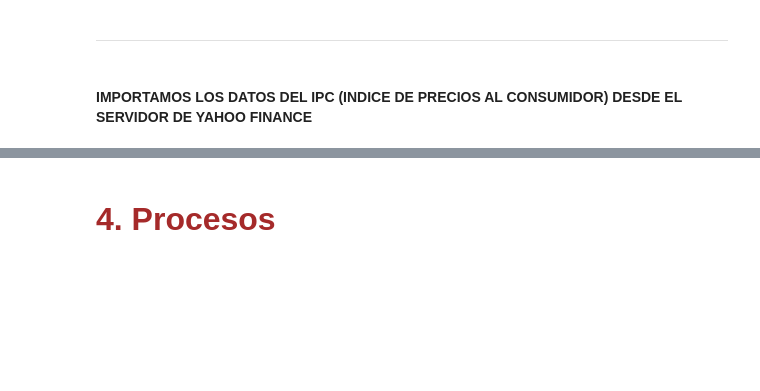
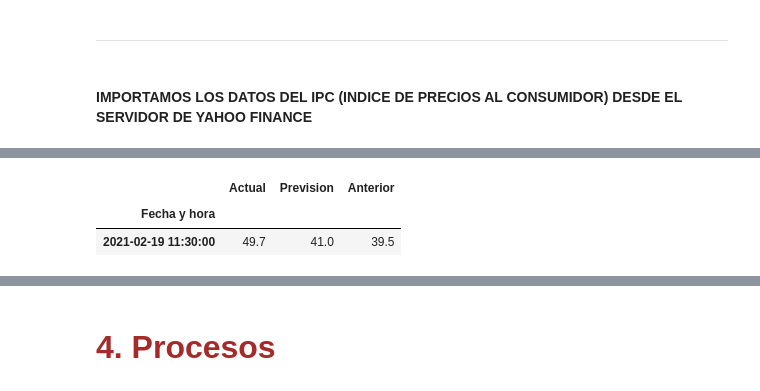
Before and after one commit to Sofiagarciaif/MyST_Proyecto_Final, a Jupyter notebook: notebook.ipynb, the cells around one changed output, grey strips where cells are left out. Cells and saved outputs as stored; diff of their text form; code cells hidden in the pictures; blank space fills up the shorter version.

```diff
--- a/notebook.ipynb
+++ b/notebook.ipynb
@@ -99,0 +110,8 @@ PMI.tail(5)
+# %%
+FechaPMI=PMI['Actual']== 49.7
+PMI_EJ2 = PMI[FechaPMI]
+PMI_EJ2
+# %% [output]
+|  | Actual | Prevision | Anterior |
+| Fecha y hora |  |  |  |
+| 2021-02-19 11:30:00 | 49.7 | 41.0 | 39.5 |
```
Also changed, not shown: parts of 15 cells of this notebook, 3 other files.
